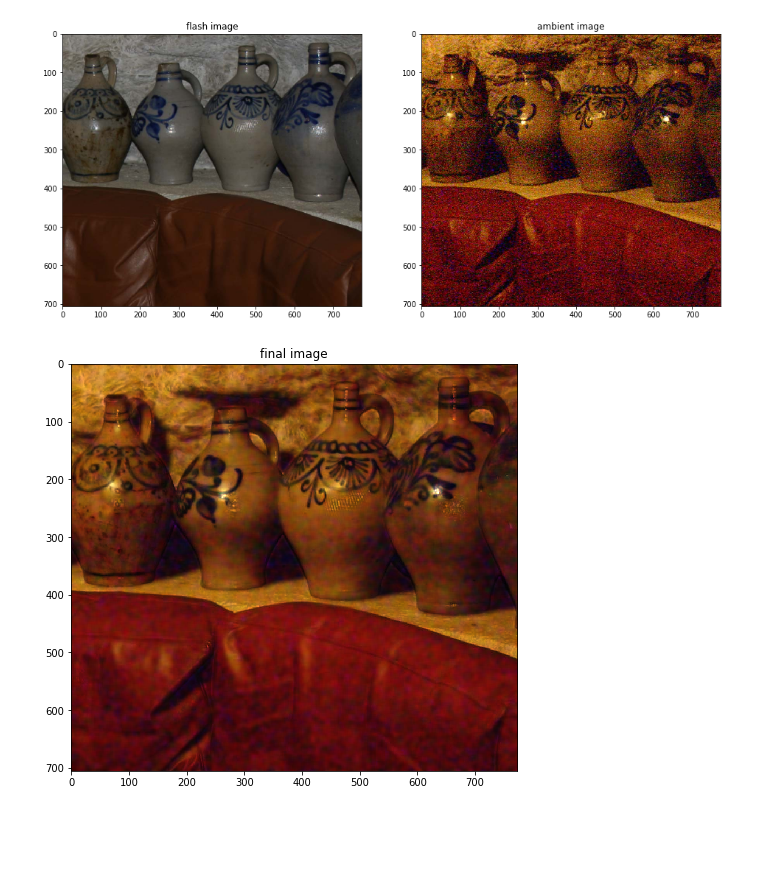
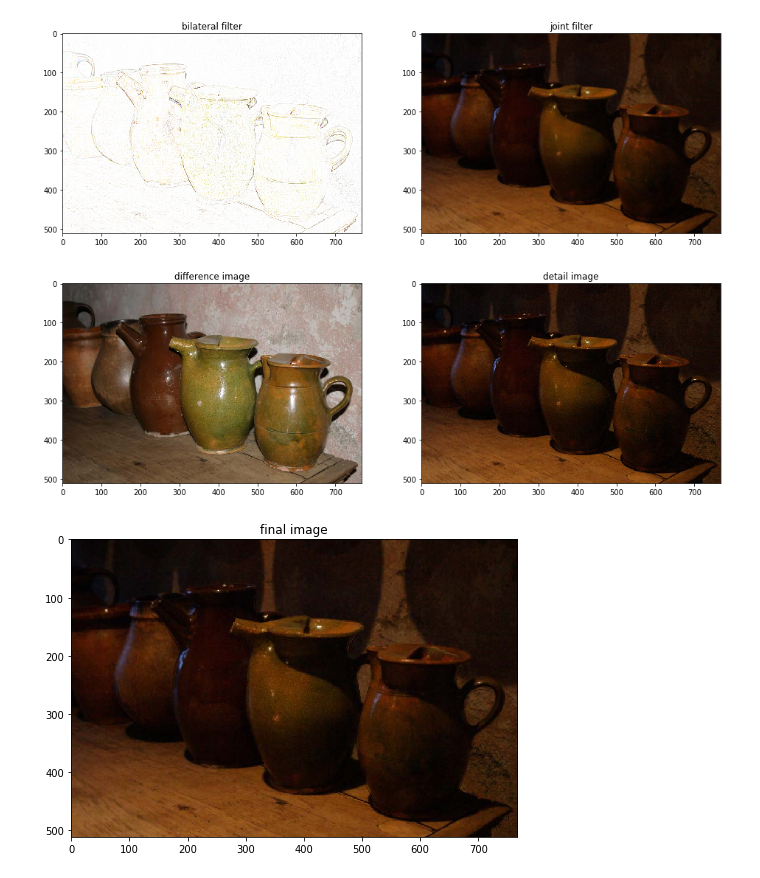
Before and after one commit to pranaygupta36/DIP_PROJECT_REPO, a Jupyter notebook: denoising_and_detail_transfer.ipynb, the cells around one changed output. Cells and saved outputs as stored; diff of their text form; code cells hidden in the pictures; blank space fills up the shorter version.

```diff
--- a/denoising_and_detail_transfer.ipynb
+++ b/denoising_and_detail_transfer.ipynb
@@ -4,20 +4,20 @@ from scipy.ndimage import convolve
 from skimage.morphology import disk
 from bilateral import *
 # %%
-flash_files = ['./dataset/cave01_00_flash.jpg']
+flash_files = ['./dataset/potsWB_00_flash.jpg']
 # , './dataset/carpet_00_flash.jpg', './dataset/potsdetail_00_flash.jpg', './dataset/puppets_00_flash.jpg', './dataset/lamp_00_flash.jpg']
-amb_files = ['./dataset/cave01_01_noflash.jpg']
+amb_files = ['./dataset/potsWB_01_noflash.jpg']
 # , './dataset/carpet_01_noflash.jpg', './dataset/potsdetail_01_noflash.jpg', './dataset/puppets_01_noflash.jpg', './dataset/lamp_01_noflash.jpg']
 # ref_files = ['./dataset/cave01_04_reference.jpg']
 for i in range(0,1):
     flash_img = cv2.imread(flash_files[i])
     amb_img = cv2.imread(amb_files[i])
 #     ref_img = cv2.imread(ref_files[i])
-
+    amb_img_bil = np.copy(amb_img)
     flash_img = cv2.cvtColor(flash_img, cv2.COLOR_BGR2RGB)
     amb_img = cv2.cvtColor(amb_img, cv2.COLOR_BGR2RGB)
 #     ref_img = cv2.cvtColor(ref_img, cv2.COLOR_BGR2RGB)
-
+    amb_img_bil = np.copy(amb_img)
     flash_img = flash_img.astype('double')/255
     amb_img = amb_img.astype('double')/255
 
@@ -59,39 +59,50 @@ for i in range(0,1):
     [Ajointg, Abaseg, Fbaseg] = bilateral(fg, amb_img[:,:,1])
     [Ajointb, Abaseb, Fbaseb] = bilateral(fb, amb_img[:,:,2])
 
     Ajoint = np.dstack((Ajointr, Ajointg, Ajointb))
     Abase = np.dstack((Abaser, Abaseg, Abaseb))
     Fbase = np.dstack((Fbaser, Fbaseg, Fbaseb))
 
     eps = 0.02;
     Fdetailr = (fr + eps)/(Fbaser + eps)
     Fdetailg = (fg + eps)/(Fbaseg + eps)
     Fdetailb = (fb + eps)/(Fbaseb + eps)
     Fdetail = np.dstack((Fdetailr, Fdetailg, Fdetailb))
 
-    shadowMask = 0
+#     shadowMask = 0
     Ffin = (np.dstack(((1-shadowMask), (1-shadowMask), (1-shadowMask)))*(Ajoint*Fdetail) + np.dstack((shadowMask, shadowMask, shadowMask))*(Abase))
 
     Ffin[Ffin>1] = 1
     Fdetail[Fdetail>1] = 1
 
     fig = plt.figure(figsize = [16, 16])
     fig.add_subplot(1, 2, 1)
+    plt.imshow(Fdetail, cmap='gray')
+    plt.title('bilateral filter')
+    fig.add_subplot(1, 2, 2)
+    plt.title('joint filter')
+    plt.imshow(Ajoint)
+
+
+
+    fig = plt.figure(figsize = [16, 16])
+    fig.add_subplot(1, 2, 1)
     plt.imshow(flash_img, cmap='gray')
-    plt.title('flash image')
-    fig.add_subplot(1, 2, 2)
-    plt.title('ambient image')
+    plt.title('difference image')
+    fig.add_subplot(1,2,2)
+    plt.title('detail image')
     plt.imshow(amb_img)
 
     fig = plt.figure(figsize = [8, 8])
-    fig.add_subplot(1, 1, 1)
     plt.imshow(Ffin, cmap='gray')
     plt.title('final image')
+
 #     fig.add_subplot(1, 2, 2)
 #     plt.title('Shadow image')
 #     plt.imshow(shadowMask, cmap='gray')
 # %% [output]
-[figure, old version]
+[figure, new version]
-[figure, old version]
+[figure, new version]
+[figure, added]
 # %%
 fig = plt.figure(figsize= [8, 8])
```
Also changed, not shown: parts of 1 cell of this notebook, 7 other files.
